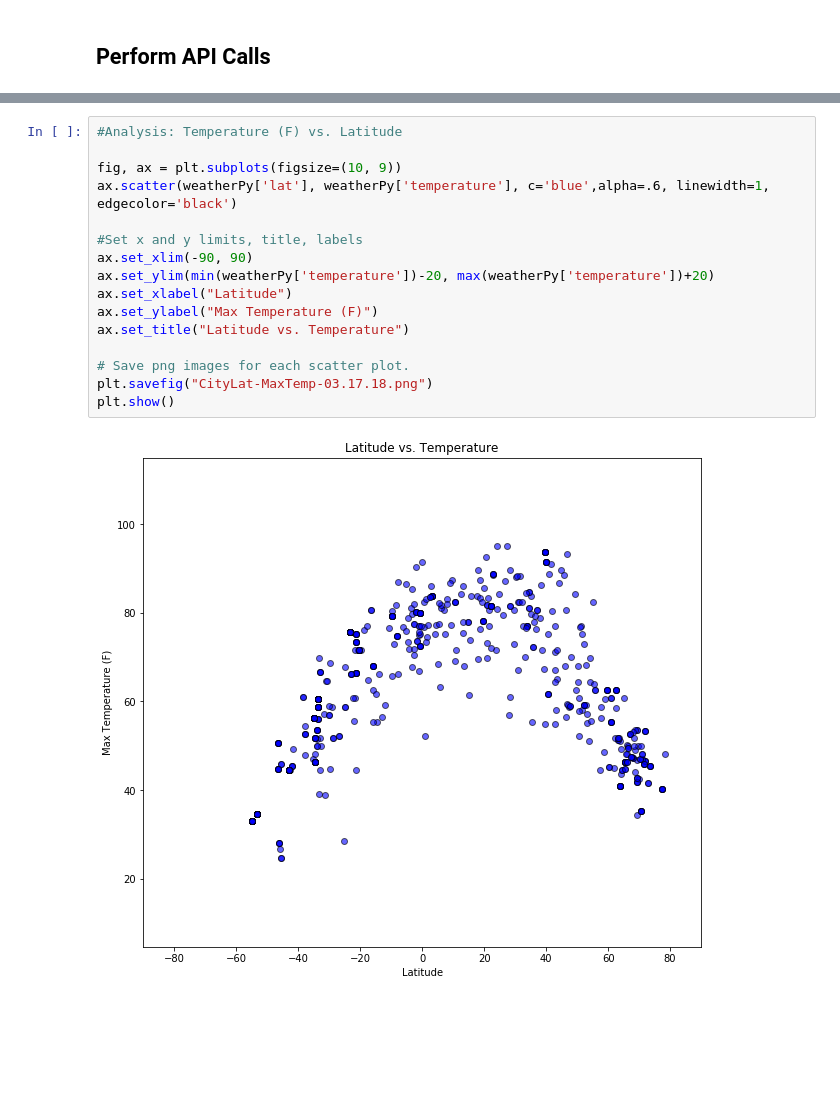
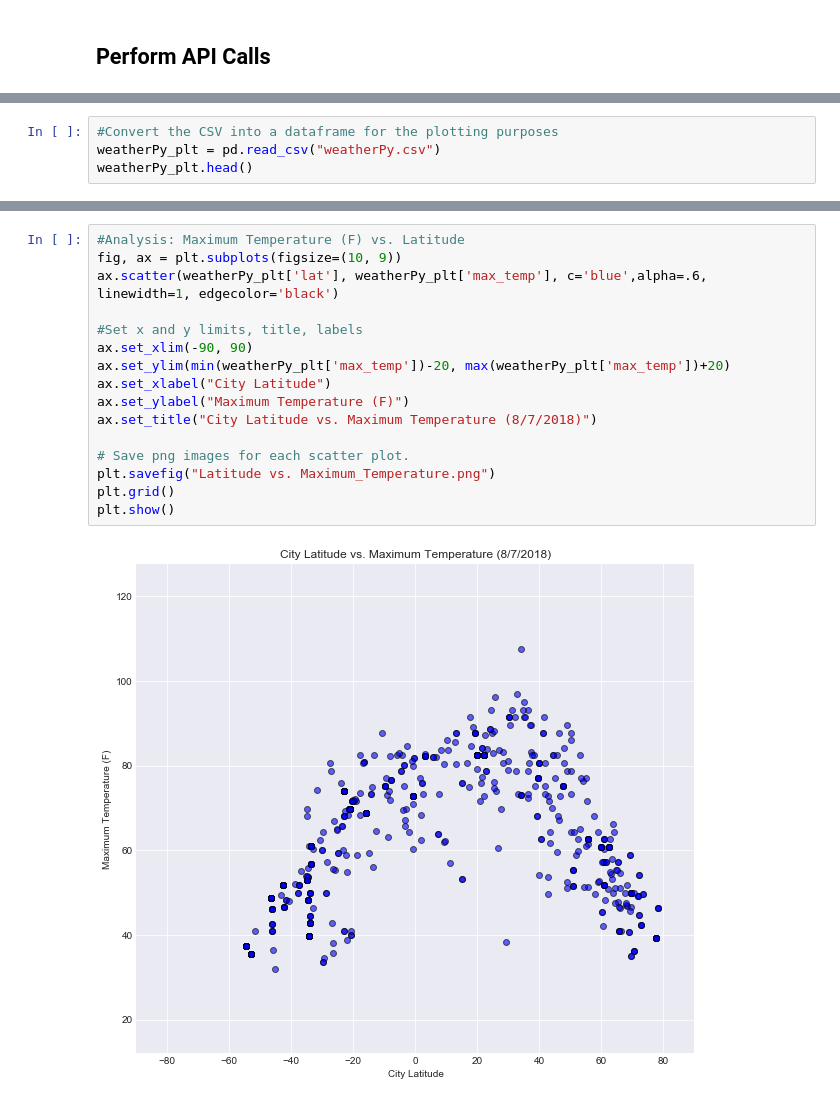
Before and after one commit to shrawantee/API-Pandas-WeatherAnalysis, a Jupyter notebook: HW6-WeatherPy-DS.ipynb, the cells around one changed output, grey strips where cells are left out. Saved outputs shown, nothing was run; the diff lists cells and outputs as text; blank space fills up the shorter version.

```diff
--- a/HW6-WeatherPy-DS.ipynb
+++ b/HW6-WeatherPy-DS.ipynb
@@ -206,0 +237,4 @@ weatherPy.to_csv("weatherPy.csv")
+# %%
+#Convert the CSV into a dataframe for the plotting purposes
+weatherPy_plt = pd.read_csv("weatherPy.csv")
+weatherPy_plt.head()
@@ -207,18 +248,18 @@ weatherPy.to_csv("weatherPy.csv")
 # %%
-#Analysis: Temperature (F) vs. Latitude
-
+#Analysis: Maximum Temperature (F) vs. Latitude
 fig, ax = plt.subplots(figsize=(10, 9))
-ax.scatter(weatherPy['lat'], weatherPy['temperature'], c='blue',alpha=.6, linewidth=1, edgecolor='black')
+ax.scatter(weatherPy_plt['lat'], weatherPy_plt['max_temp'], c='blue',alpha=.6, linewidth=1, edgecolor='black')
 
 #Set x and y limits, title, labels
 ax.set_xlim(-90, 90)
-ax.set_ylim(min(weatherPy['temperature'])-20, max(weatherPy['temperature'])+20)
-ax.set_xlabel("Latitude")
-ax.set_ylabel("Max Temperature (F)")
-ax.set_title("Latitude vs. Temperature")
+ax.set_ylim(min(weatherPy_plt['max_temp'])-20, max(weatherPy_plt['max_temp'])+20)
+ax.set_xlabel("City Latitude")
+ax.set_ylabel("Maximum Temperature (F)")
+ax.set_title("City Latitude vs. Maximum Temperature (8/7/2018)")
 
 # Save png images for each scatter plot.
-plt.savefig("CityLat-MaxTemp-03.17.18.png")
+plt.savefig("Latitude vs. Maximum_Temperature.png")
+plt.grid()
 plt.show()
 # %% [output]
-[figure, old version]
+[figure, new version]
```
Also changed, not shown: parts of 11 cells of this notebook, 6 other files.
